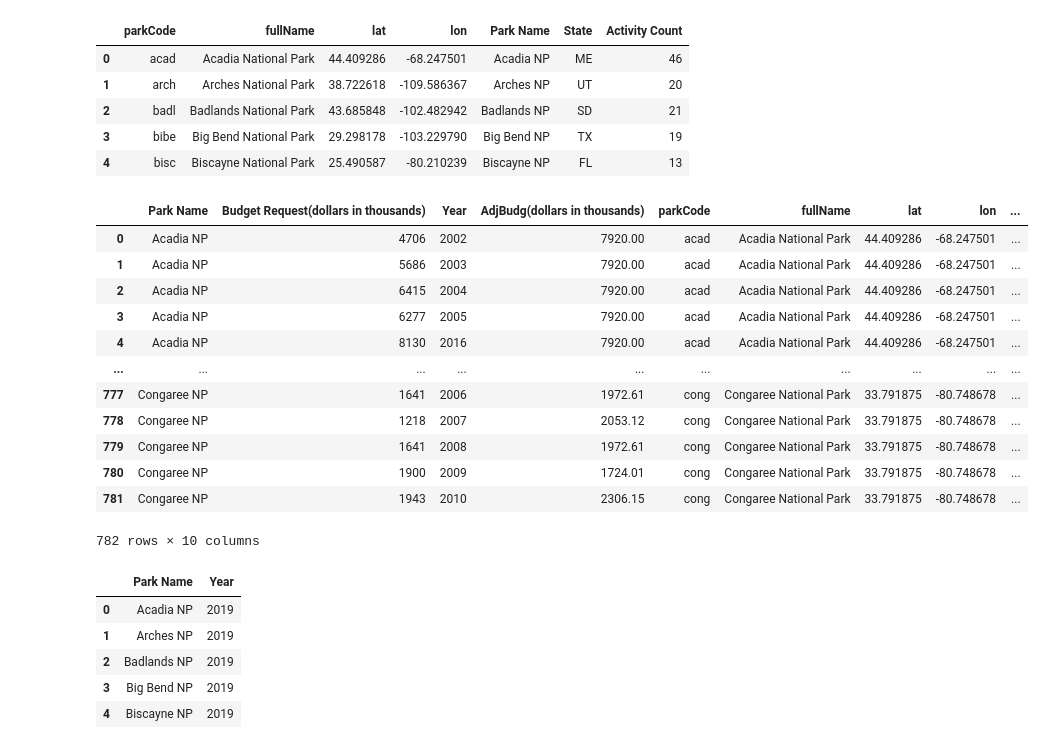
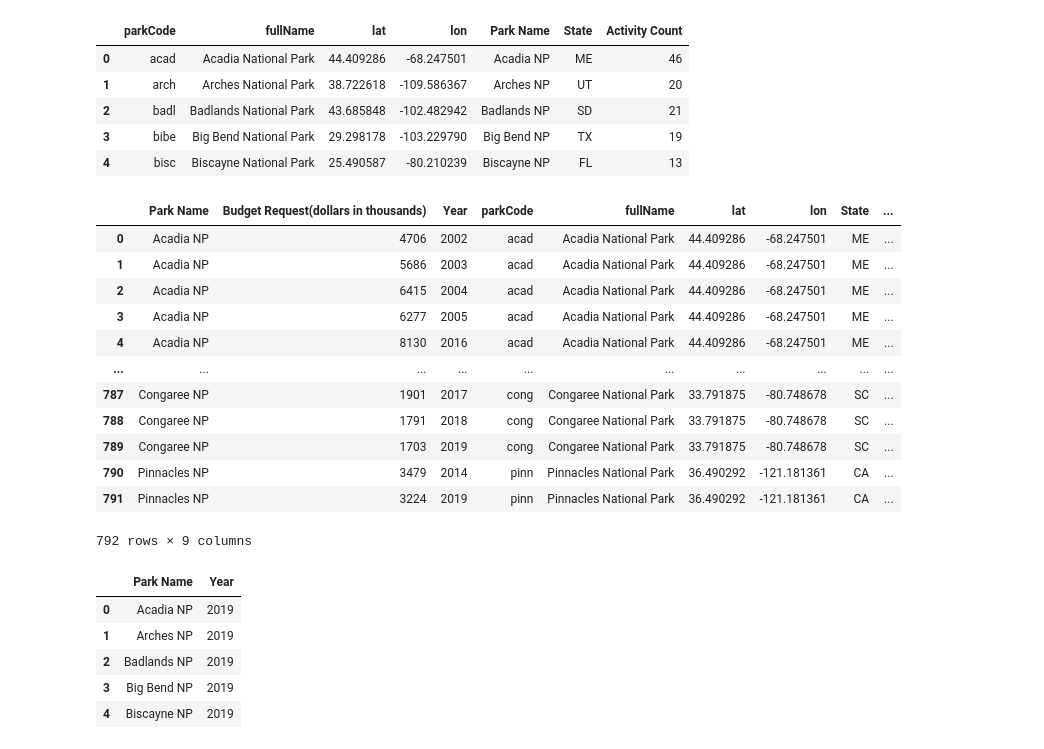
Before and after one commit to mregpala/project-national-park-performance, a Jupyter notebook: NationalParkAnalysis.ipynb, the cells around one changed output. Drawn from its saved outputs; the diff is of its cells as text; code cells hidden in the pictures.

```diff
--- a/NationalParkAnalysis.ipynb
+++ b/NationalParkAnalysis.ipynb
@@ -474,21 +533,21 @@ np_master_df.head()
 
 attendance_master_detail = pd.merge(Final_Budget_df, np_master_df, how="inner", on=["Park Name"])
 # %%
-attendance_master_detail.head(-10)
+attendance_master_detail
 # %% [output]
-|  | Park Name | Budget Request(dollars in thousands) | Year | AdjBudg(dollars in thousands) | parkCode | fullName | lat | lon | ... |
-| 0 | Acadia NP | 4706 | 2002 | 7920.00 | acad | Acadia National Park | 44.409286 | -68.247501 | ... |
-| 1 | Acadia NP | 5686 | 2003 | 7920.00 | acad | Acadia National Park | 44.409286 | -68.247501 | ... |
-| 2 | Acadia NP | 6415 | 2004 | 7920.00 | acad | Acadia National Park | 44.409286 | -68.247501 | ... |
-| 3 | Acadia NP | 6277 | 2005 | 7920.00 | acad | Acadia National Park | 44.409286 | -68.247501 | ... |
-| 4 | Acadia NP | 8130 | 2016 | 7920.00 | acad | Acadia National Park | 44.409286 | -68.247501 | ... |
+|  | Park Name | Budget Request(dollars in thousands) | Year | parkCode | fullName | lat | lon | State | ... |
+| 0 | Acadia NP | 4706 | 2002 | acad | Acadia National Park | 44.409286 | -68.247501 | ME | ... |
+| 1 | Acadia NP | 5686 | 2003 | acad | Acadia National Park | 44.409286 | -68.247501 | ME | ... |
+| 2 | Acadia NP | 6415 | 2004 | acad | Acadia National Park | 44.409286 | -68.247501 | ME | ... |
+| 3 | Acadia NP | 6277 | 2005 | acad | Acadia National Park | 44.409286 | -68.247501 | ME | ... |
+| 4 | Acadia NP | 8130 | 2016 | acad | Acadia National Park | 44.409286 | -68.247501 | ME | ... |
 | ... | ... | ... | ... | ... | ... | ... | ... | ... | ... |
-| 777 | Congaree NP | 1641 | 2006 | 1972.61 | cong | Congaree National Park | 33.791875 | -80.748678 | ... |
-| 778 | Congaree NP | 1218 | 2007 | 2053.12 | cong | Congaree National Park | 33.791875 | -80.748678 | ... |
-| 779 | Congaree NP | 1641 | 2008 | 1972.61 | cong | Congaree National Park | 33.791875 | -80.748678 | ... |
-| 780 | Congaree NP | 1900 | 2009 | 1724.01 | cong | Congaree National Park | 33.791875 | -80.748678 | ... |
-| 781 | Congaree NP | 1943 | 2010 | 2306.15 | cong | Congaree National Park | 33.791875 | -80.748678 | ... |
+| 787 | Congaree NP | 1901 | 2017 | cong | Congaree National Park | 33.791875 | -80.748678 | SC | ... |
+| 788 | Congaree NP | 1791 | 2018 | cong | Congaree National Park | 33.791875 | -80.748678 | SC | ... |
+| 789 | Congaree NP | 1703 | 2019 | cong | Congaree National Park | 33.791875 | -80.748678 | SC | ... |
+| 790 | Pinnacles NP | 3479 | 2014 | pinn | Pinnacles National Park | 36.490292 | -121.181361 | CA | ... |
+| 791 | Pinnacles NP | 3224 | 2019 | pinn | Pinnacles National Park | 36.490292 | -121.181361 | CA | ... |
-782 rows × 10 columns
+792 rows × 9 columns
 # %%
 #Max_Year_attendance_df = attendence_df[attendence_df["Park Name"].str.contains("NP")]
 #Max_Year_attendance_df
```
Also changed, not shown: parts of 6 cells of this notebook.
